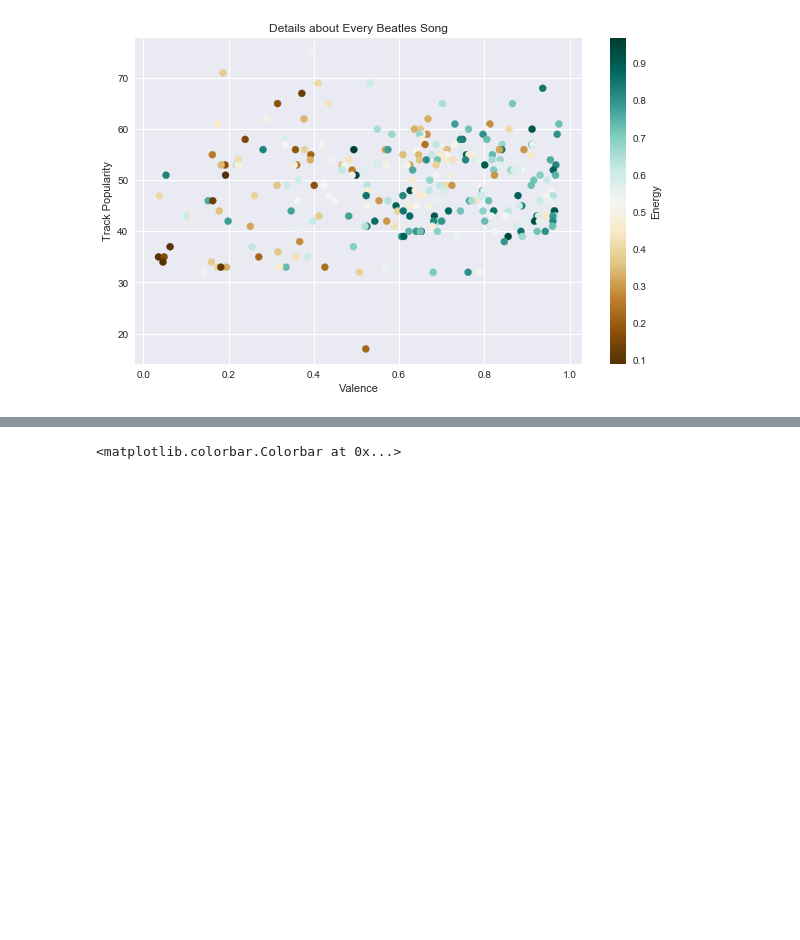
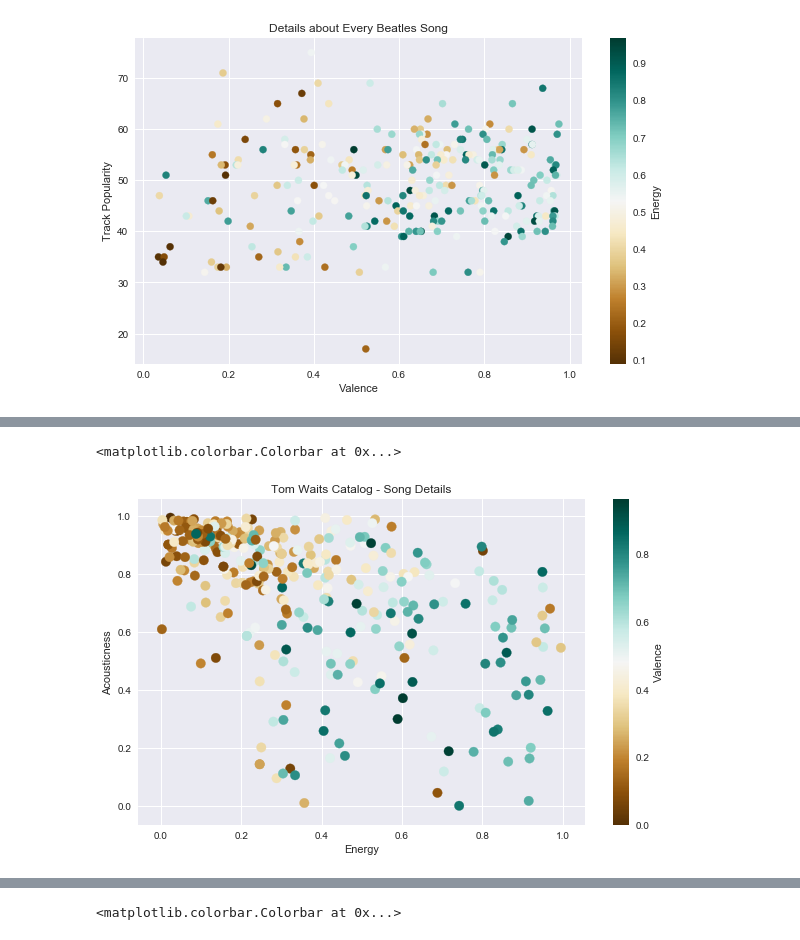
Before and after one commit to slstarnes/playlist-thy-maker, a Jupyter notebook: make me a playlist.ipynb, the cells around one changed output, grey strips where cells are left out. Drawn from its saved outputs; the diff is of its cells as text; code cells hidden in the pictures; blank space fills up the shorter version.

```diff
--- a/make me a playlist.ipynb
+++ b/make me a playlist.ipynb
@@ -152,3 +148,20 @@ ValueError: Invalid RGBA argument: '1 (Remastered)'
+# %%
+tracks = playlist.get_artist_tracks('Tom Waits')
+tracks = playlist.add_audio_features(tracks)
+
+x_var, y_var, c_var = ('Energy', 'Acousticness', 'Valence')
+f, ax = plt.subplots(figsize=(10,6))
+x=tracks[x_var]
+y=tracks[y_var]
+c=tracks[c_var]
+ax.set_xlabel(x_var)
+ax.set_ylabel(y_var)
+ax.set_title('Tom Waits Catalog - Song Details')
+points = ax.scatter(x, y, c=c, s=90, cmap='BrBG')
+f.colorbar(points, label=c_var)
+# %% [output]
+<matplotlib.colorbar.Colorbar at 0x...>
+[figure, added]
 # %%
 tracks = playlist.track_details_from_playlist('Special Earth Songs from Tennessee')
 plylst_tracks = playlist.add_audio_features(tracks)
```
Also changed, not shown: parts of 9 cells of this notebook.
